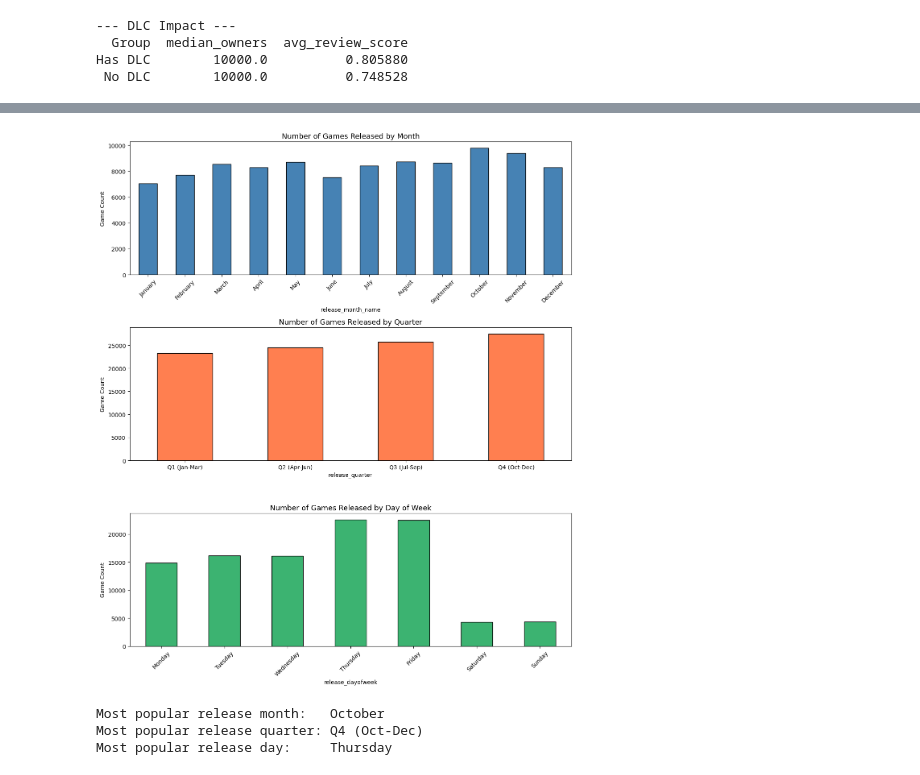
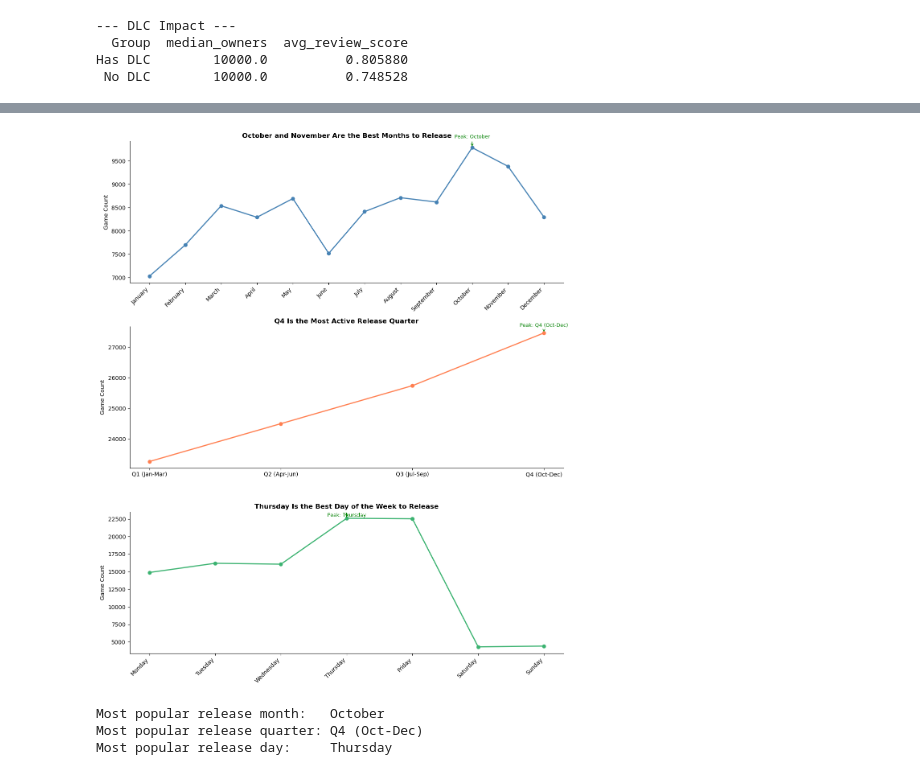
Before and after one commit to chooseyourtacoday/steam-rpg-analysis, a Jupyter notebook: steam-rpg.ipynb, the cells around one changed output, grey strips where cells are left out. Saved outputs shown, nothing was run; the diff lists cells and outputs as text; code cells hidden in the pictures.

```diff
--- a/steam-rpg.ipynb
+++ b/steam-rpg.ipynb
@@ -499,41 +623,77 @@ plt.show()
 # %%
 month_order = ['January','February','March','April','May','June',
                'July','August','September','October','November','December']
 day_order   = ['Monday','Tuesday','Wednesday','Thursday','Friday','Saturday','Sunday']
 
 quarter_names = {1: 'Q1 (Jan-Mar)', 2: 'Q2 (Apr-Jun)',
                  3: 'Q3 (Jul-Sep)', 4: 'Q4 (Oct-Dec)'}
 
 monthly   = steam['release_month_name'].value_counts().reindex(month_order).dropna()
 quarterly = steam['release_quarter'].value_counts().sort_index()
 quarterly.index = quarterly.index.map(quarter_names)
 daily     = steam['release_dayofweek'].value_counts().reindex(day_order).dropna()
 
 fig, axes = plt.subplots(3, 1, figsize=(12, 14))
 
-monthly.plot(kind='bar', ax=axes[0], color='steelblue', edgecolor='black')
-axes[0].set_title('Number of Games Released by Month', fontsize=13)
+# Top chart — By Month
+axes[0].plot(range(len(monthly)), monthly.values,
+             color='steelblue', marker='o', linewidth=2, markersize=6)
+axes[0].set_xticks(range(len(monthly)))
+axes[0].set_xticklabels(monthly.index, rotation=45, ha='right')
+axes[0].set_title('October and November Are the Best Months to Release',
+                  fontsize=12, fontweight='bold')
 axes[0].set_ylabel('Game Count')
-axes[0].tick_params(axis='x', rotation=45)
+axes[0].spines['top'].set_visible(False)
+axes[0].spines['right'].set_visible(False)
+peak_idx = monthly.values.argmax()
+axes[0].annotate(f'Peak: {monthly.idxmax()}',
+                 xy=(peak_idx, monthly.max()),
+                 xytext=(peak_idx, monthly.max() + 200),
+                 ha='center', fontsize=9, color='green',
+                 arrowprops=dict(arrowstyle='->', color='green'))
 
-quarterly.plot(kind='bar', ax=axes[1], color='coral', edgecolor='black')
-axes[1].set_title('Number of Games Released by Quarter', fontsize=13)
+# Middle chart — By Quarter
+axes[1].plot(range(len(quarterly)), quarterly.values,
+             color='coral', marker='o', linewidth=2, markersize=6)
+axes[1].set_xticks(range(len(quarterly)))
+axes[1].set_xticklabels(quarterly.index, rotation=0)
+axes[1].set_title('Q4 Is the Most Active Release Quarter',
+                  fontsize=12, fontweight='bold')
 axes[1].set_ylabel('Game Count')
-axes[1].tick_params(axis='x', rotation=0)
+axes[1].spines['top'].set_visible(False)
+axes[1].spines['right'].set_visible(False)
+peak_idx = quarterly.values.argmax()
+axes[1].annotate(f'Peak: {quarterly.idxmax()}',
+                 xy=(peak_idx, quarterly.max()),
+                 xytext=(peak_idx, quarterly.max() + 200),
+                 ha='center', fontsize=9, color='green',
+                 arrowprops=dict(arrowstyle='->', color='green'))
 
-daily.plot(kind='bar', ax=axes[2], color='mediumseagreen', edgecolor='black')
-axes[2].set_title('Number of Games Released by Day of Week', fontsize=13)
+# Bottom chart — By Day of Week
+axes[2].plot(range(len(daily)), daily.values,
+             color='mediumseagreen', marker='o', linewidth=2, markersize=6)
+axes[2].set_xticks(range(len(daily)))
+axes[2].set_xticklabels(daily.index, rotation=45, ha='right')
+axes[2].set_title('Thursday Is the Best Day of the Week to Release',
+                  fontsize=12, fontweight='bold')
 axes[2].set_ylabel('Game Count')
-axes[2].tick_params(axis='x', rotation=45)
+axes[2].spines['top'].set_visible(False)
+axes[2].spines['right'].set_visible(False)
+peak_idx = daily.values.argmax()
+axes[2].annotate(f'Peak: {daily.idxmax()}',
+                 xy=(peak_idx, daily.max()),
+                 xytext=(peak_idx, daily.max() + 200),
+                 ha='center', fontsize=9, color='green',
+                 arrowprops=dict(arrowstyle='->', color='green'))
 
 plt.tight_layout()
 plt.show()
 
 print(f"\nMost popular release month:   {monthly.idxmax()}")
 print(f"Most popular release quarter: {quarterly.idxmax()}")
 print(f"Most popular release day:     {daily.idxmax()}")
 # %% [output]
-[figure, old version]
+[figure, new version]
 Most popular release month:   October
 Most popular release quarter: Q4 (Oct-Dec)
 Most popular release day:     Thursday
```
Also changed, not shown: parts of 6 cells of this notebook.
